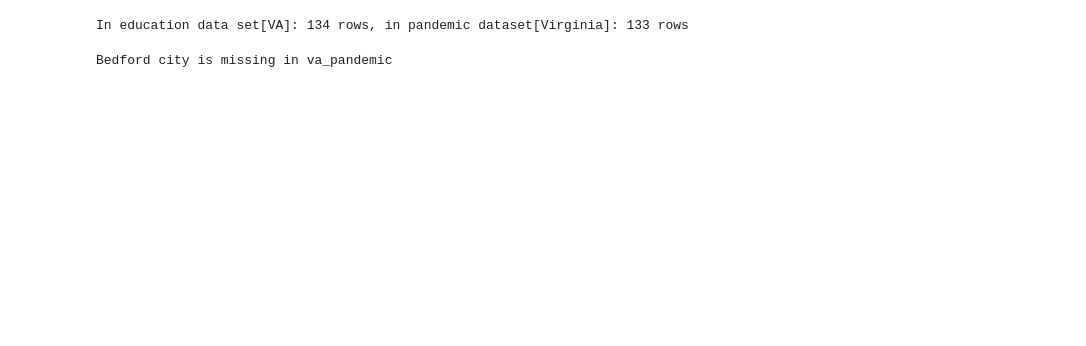
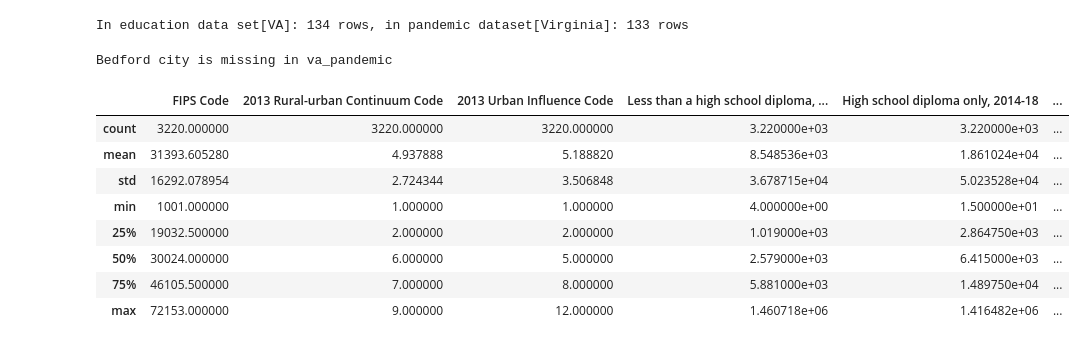
Before and after one commit to billyean/Machine_learning, a Jupyter notebook: mlsci/ist340/final_merge_data.ipynb, the cells around one changed output. Cells and saved outputs as stored; diff of their text form; code cells hidden in the pictures; blank space fills up the shorter version.

```diff
--- a/mlsci/ist340/final_merge_data.ipynb
+++ b/mlsci/ist340/final_merge_data.ipynb
@@ -117,3 +100,16 @@ for index, row in va_education.iterrows():
         print(f"{area} is missing in va_pandemic")
 # %% [output]
 Bedford city is missing in va_pandemic
+# %%
+education = education.drop(education[education['Area name'] == 'Bedford city'].index)
+education.describe()
+# %% [output]
+|  | FIPS Code | 2013 Rural-urban Continuum Code | 2013 Urban Influence Code | Less than a high school diploma, ... | High school diploma only, 2014-18 | ... |
+| count | 3220.000000 | 3220.000000 | 3220.000000 | 3.220000e+03 | 3.220000e+03 | ... |
+| mean | 31393.605280 | 4.937888 | 5.188820 | 8.548536e+03 | 1.861024e+04 | ... |
+| std | 16292.078954 | 2.724344 | 3.506848 | 3.678715e+04 | 5.023528e+04 | ... |
+| min | 1001.000000 | 1.000000 | 1.000000 | 4.000000e+00 | 1.500000e+01 | ... |
+| 25% | 19032.500000 | 2.000000 | 2.000000 | 1.019000e+03 | 2.864750e+03 | ... |
+| 50% | 30024.000000 | 6.000000 | 5.000000 | 2.579000e+03 | 6.415000e+03 | ... |
+| 75% | 46105.500000 | 7.000000 | 8.000000 | 5.881000e+03 | 1.489750e+04 | ... |
+| max | 72153.000000 | 9.000000 | 12.000000 | 1.460718e+06 | 1.416482e+06 | ... |
```
Also changed, not shown: parts of 5 cells of this notebook.
